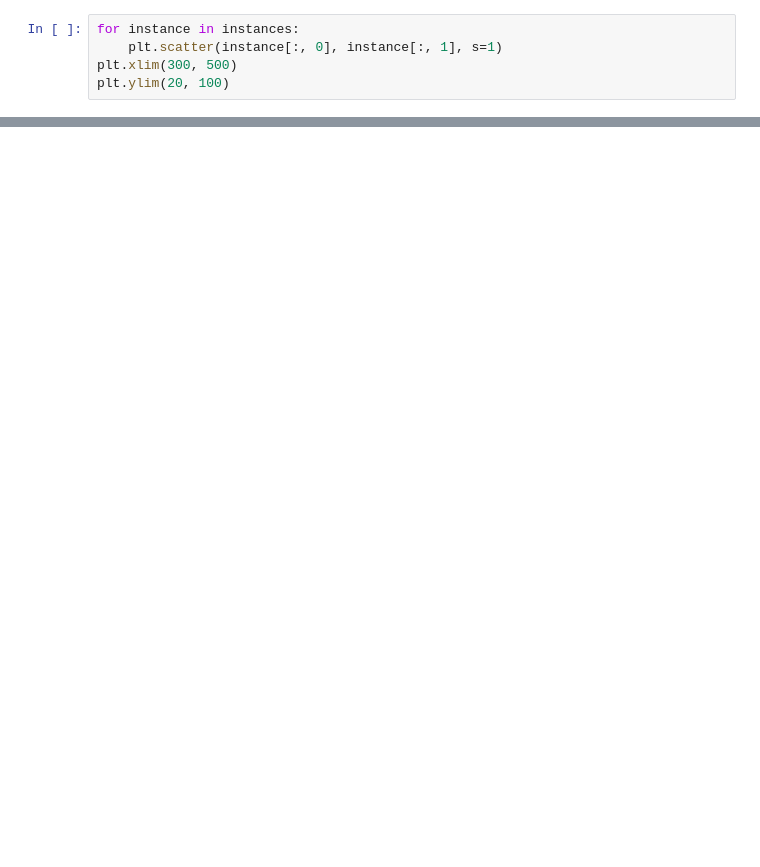
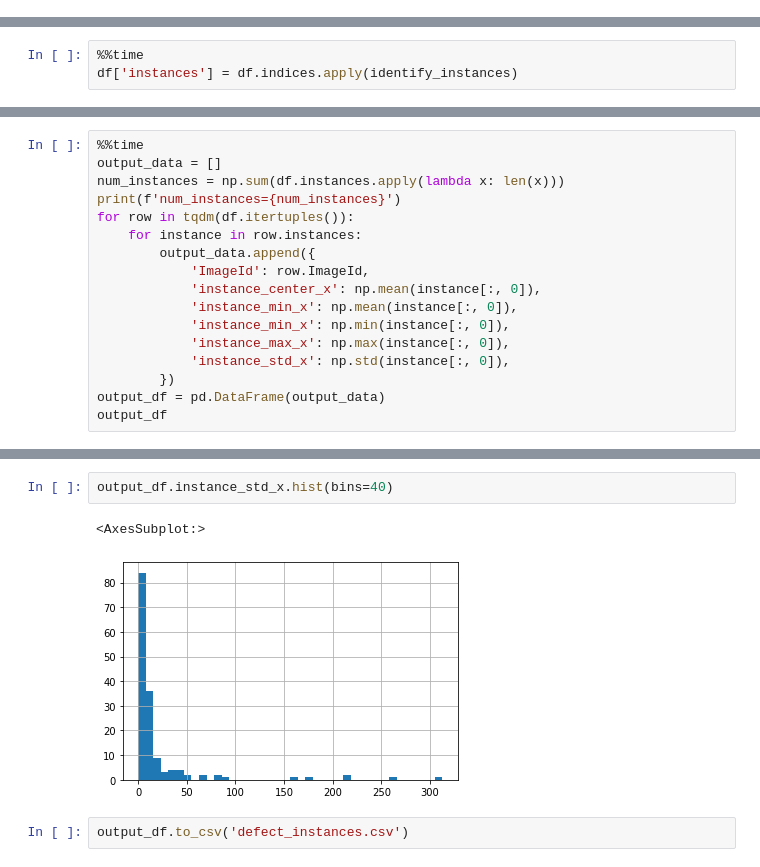
Before and after one commit to fastforwardlabs/synthetic-data-augmentation, a Jupyter notebook: notebooks/1. Instance identification.ipynb, the cells around one changed output, grey strips where cells are left out. Drawn from its saved outputs; the diff is of its cells as text; blank space fills up the shorter version.

Commit message:
Add centering & exclusion notebook
Adds notebook that explores centering images
and excluding windows with multiple instances
according to some heuristic.

```diff
--- a/notebooks/1. Instance identification.ipynb
+++ b/notebooks/1. Instance identification.ipynb
@@ -123,5 +120,0 @@ Wall time: 149 ms
-# %%
-for instance in instances:
-    plt.scatter(instance[:, 0], instance[:, 1], s=1)
-plt.xlim(300, 500)
-plt.ylim(20, 100)
@@ -130,0 +121,3 @@ plt.ylim(20, 100)
+# %%
+%%time
+df['instances'] = df.indices.apply(identify_instances)
@@ -130,0 +127,17 @@ plt.ylim(20, 100)
+# %%
+%%time
+output_data = []
+num_instances = np.sum(df.instances.apply(lambda x: len(x)))
+print(f'num_instances={num_instances}')
+for row in tqdm(df.itertuples()):
+    for instance in row.instances:
+        output_data.append({
+            'ImageId': row.ImageId,
+            'instance_center_x': np.mean(instance[:, 0]),
+            'instance_min_x': np.mean(instance[:, 0]),
+            'instance_min_x': np.min(instance[:, 0]),
+            'instance_max_x': np.max(instance[:, 0]),
+            'instance_std_x': np.std(instance[:, 0]),
+        })
+output_df = pd.DataFrame(output_data)
+output_df
@@ -130,0 +173,7 @@ plt.ylim(20, 100)
+# %%
+output_df.instance_std_x.hist(bins=40)
+# %% [output]
+<AxesSubplot:>
+[figure, added]
+# %%
+output_df.to_csv('defect_instances.csv')
```
Also changed, not shown: parts of 9 cells of this notebook, 2 other files.
